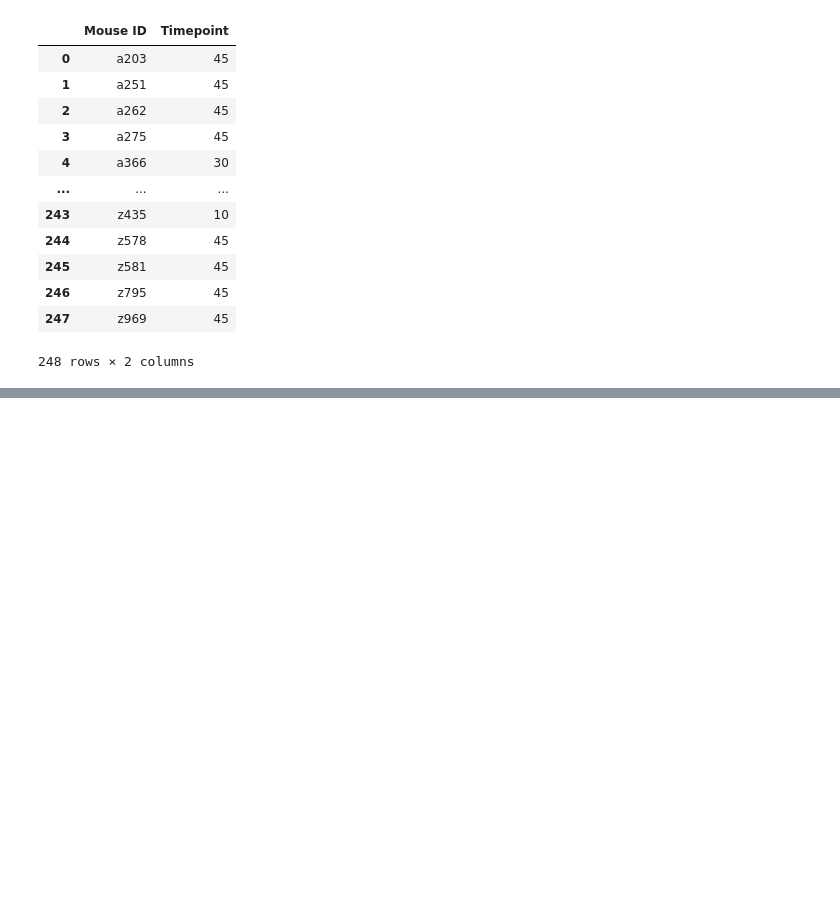
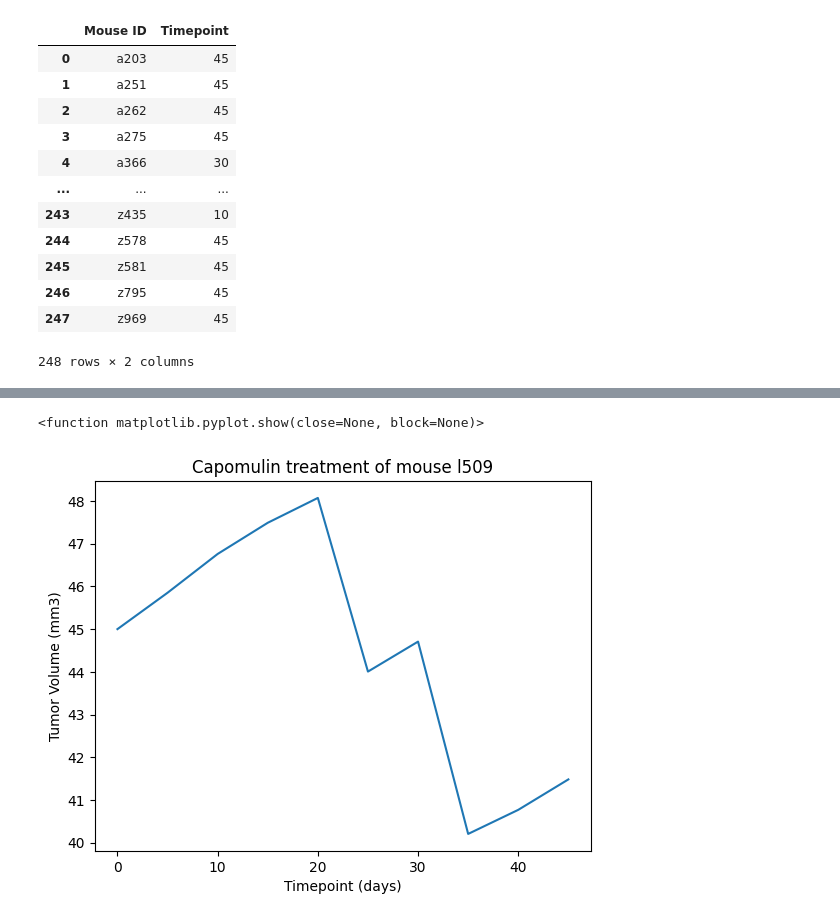
Before and after one commit to anna2023471/matplotlib-challenge, a Jupyter notebook: Untitled.ipynb, the cells around one changed output, grey strips where cells are left out. Cells and saved outputs as stored; diff of their text form; code cells hidden in the pictures; blank space fills up the shorter version.

```diff
--- a/Untitled.ipynb
+++ b/Untitled.ipynb
@@ -304,0 +318,3 @@ filtered_timepoint_merge
+# %%
+mouse_data = tidy_data.loc[tidy_data["Mouse ID"] == "l509"]
+mouse_data
@@ -304,0 +333,11 @@ filtered_timepoint_merge
+# %%
+timepoint = mouse_data["Timepoint"]
+volume = mouse_data["Tumor Volume (mm3)"]
+plt.plot(timepoint, volume)
+plt.xlabel("Timepoint (days)")
+plt.ylabel("Tumor Volume (mm3)")
+plt.title("Capomulin treatment of mouse l509")
+plt.show
+# %% [output]
+<function matplotlib.pyplot.show(close=None, block=None)>
+[figure, added]
```
Also changed, not shown: parts of 11 cells of this notebook.
